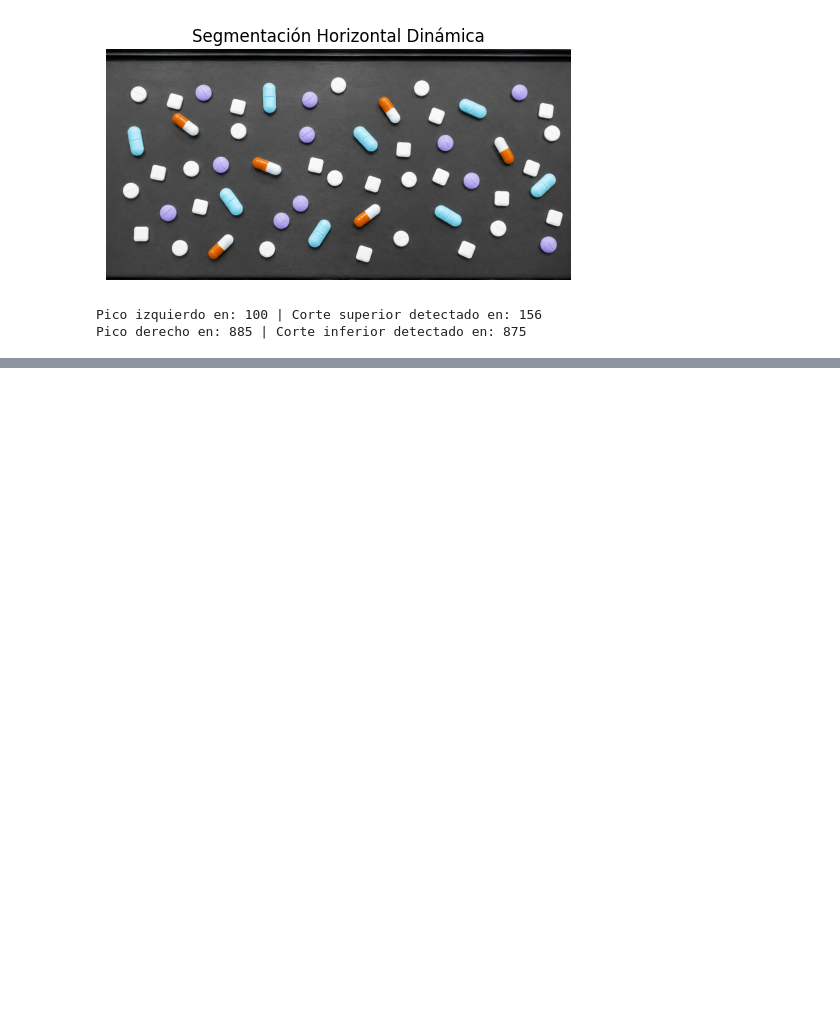
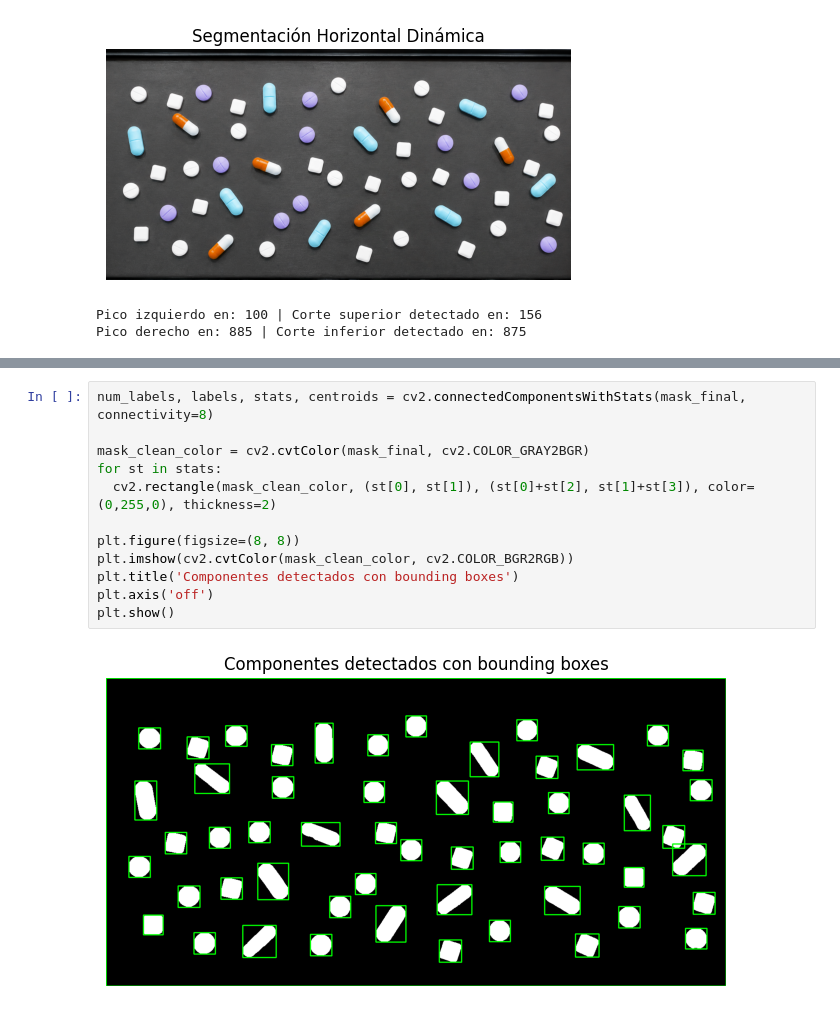
Before and after one commit to RoberLasarte332/PDI_TrabajoPractico_2, a Jupyter notebook: PDI_TrabajoPractico_2.ipynb, the cells around one changed output, grey strips where cells are left out. Saved outputs shown, nothing was run; the diff lists cells and outputs as text; blank space fills up the shorter version.

```diff
--- a/PDI_TrabajoPractico_2.ipynb
+++ b/PDI_TrabajoPractico_2.ipynb
@@ -115,0 +156,14 @@ plt.show(block=False)
+# %%
+num_labels, labels, stats, centroids = cv2.connectedComponentsWithStats(mask_final, connectivity=8)
+
+mask_clean_color = cv2.cvtColor(mask_final, cv2.COLOR_GRAY2BGR)
+for st in stats:
+  cv2.rectangle(mask_clean_color, (st[0], st[1]), (st[0]+st[2], st[1]+st[3]), color=(0,255,0), thickness=2)
+
+plt.figure(figsize=(8, 8))
+plt.imshow(cv2.cvtColor(mask_clean_color, cv2.COLOR_BGR2RGB))
+plt.title('Componentes detectados con bounding boxes')
+plt.axis('off')
+plt.show()
+# %% [output]
+[figure, added]
```
Also changed, not shown: parts of 7 cells of this notebook.
